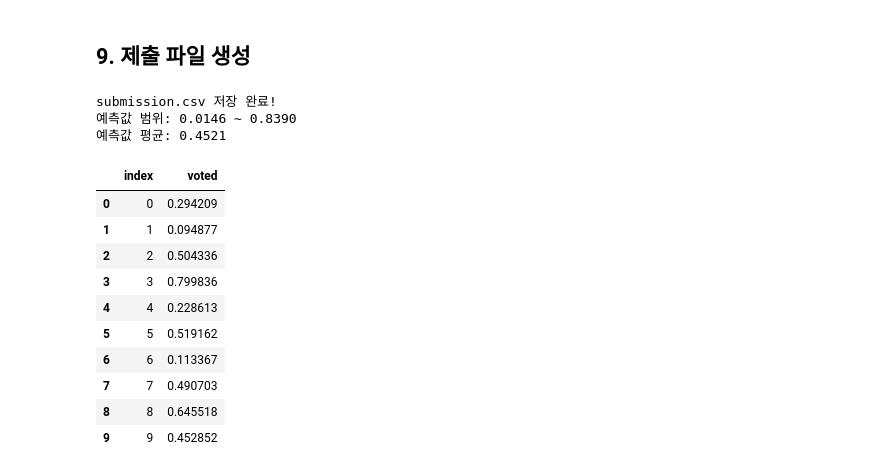
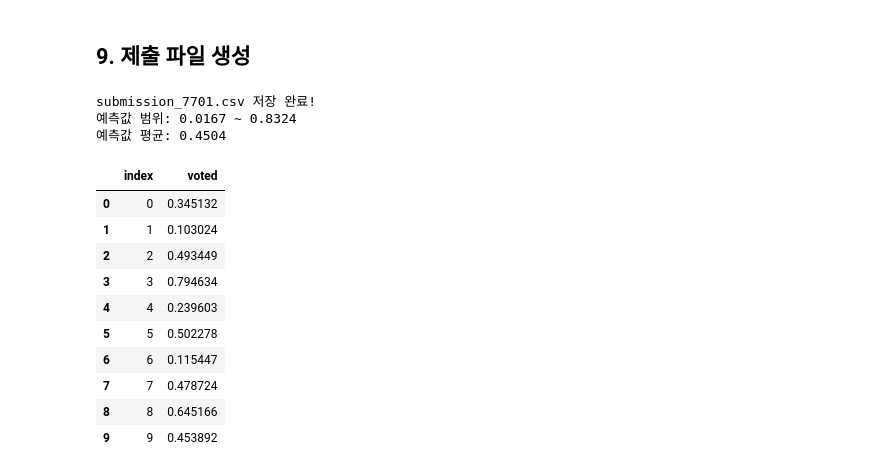
Before and after one commit to chachacheese/DevelopedCountries, a Jupyter notebook: Psychometrics_Project_ML_ver1.ipynb, the cells around one changed output. Saved outputs shown, nothing was run; the diff lists cells and outputs as text; code cells hidden in the pictures.

```diff
--- a/Psychometrics_Project_ML_ver1.ipynb
+++ b/Psychometrics_Project_ML_ver1.ipynb
@@ -555,27 +544,27 @@ CatBoost     0.7694    0.6984
 # %%
 # 투표 안 한 확률 (가중 앙상블) 제출
 sub['voted'] = test_weighted
-sub.to_csv('submission.csv', index=False)
+sub.to_csv('submission7701.csv', index=False)
 
-print('submission.csv 저장 완료!')
+print('submission_7701.csv 저장 완료!')
 print(f'예측값 범위: {test_weighted.min():.4f} ~ {test_weighted.max():.4f}')
 print(f'예측값 평균: {test_weighted.mean():.4f}')
 sub.head(10)
 # %% [output]
-submission.csv 저장 완료!
-예측값 범위: 0.0146 ~ 0.8390
-예측값 평균: 0.4521
+submission_7701.csv 저장 완료!
+예측값 범위: 0.0167 ~ 0.8324
+예측값 평균: 0.4504
 |  | index | voted |
-| 0 | 0 | 0.294209 |
-| 1 | 1 | 0.094877 |
-| 2 | 2 | 0.504336 |
-| 3 | 3 | 0.799836 |
-| 4 | 4 | 0.228613 |
-| 5 | 5 | 0.519162 |
-| 6 | 6 | 0.113367 |
-| 7 | 7 | 0.490703 |
-| 8 | 8 | 0.645518 |
-| 9 | 9 | 0.452852 |
+| 0 | 0 | 0.345132 |
+| 1 | 1 | 0.103024 |
+| 2 | 2 | 0.493449 |
+| 3 | 3 | 0.794634 |
+| 4 | 4 | 0.239603 |
+| 5 | 5 | 0.502278 |
+| 6 | 6 | 0.115447 |
+| 7 | 7 | 0.478724 |
+| 8 | 8 | 0.645166 |
+| 9 | 9 | 0.453892 |
 # %%
 # 1 - 예측값으로 submission.csv 생성
 sub_inv = sub.copy()
```
Also changed, not shown: parts of 10 cells of this notebook, 1 other file.
